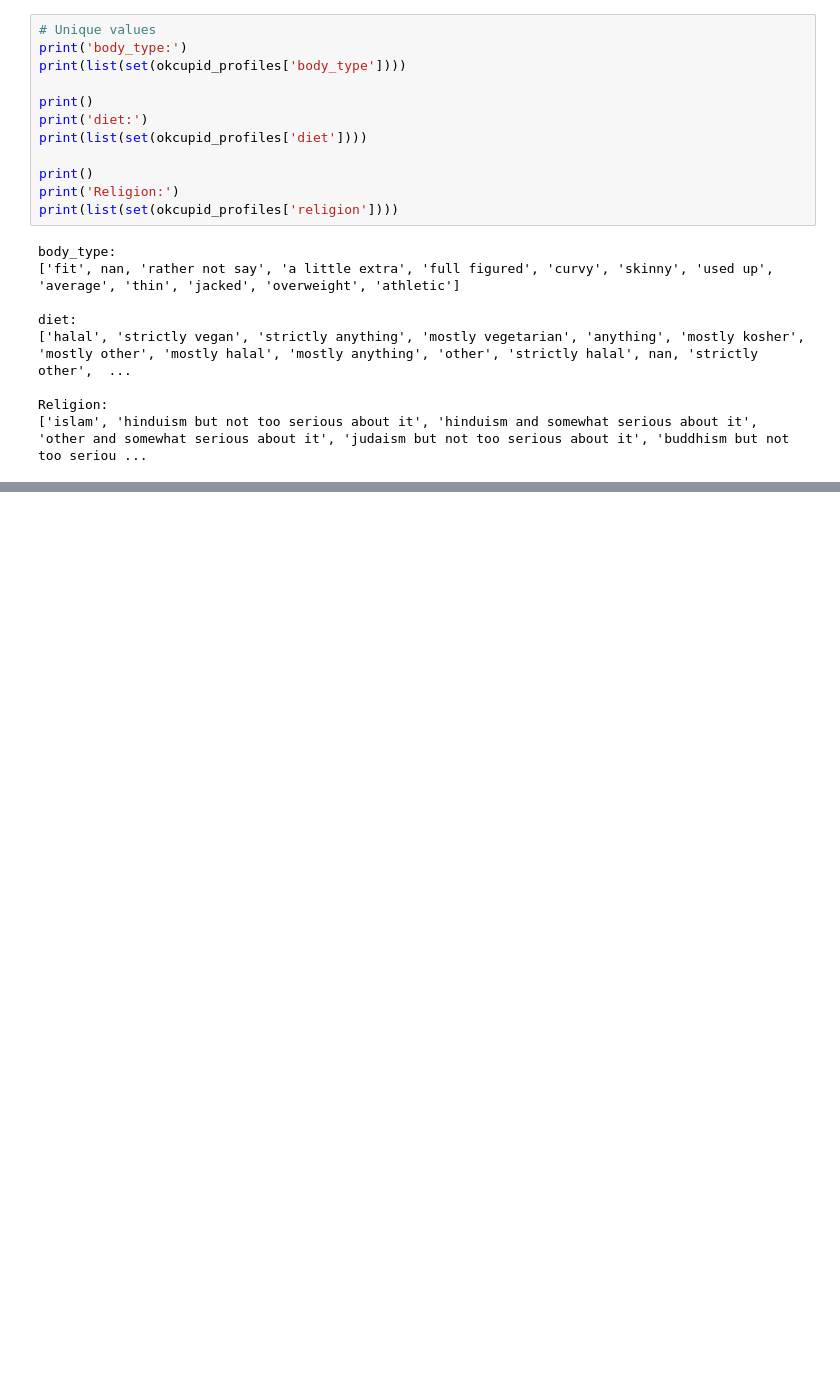
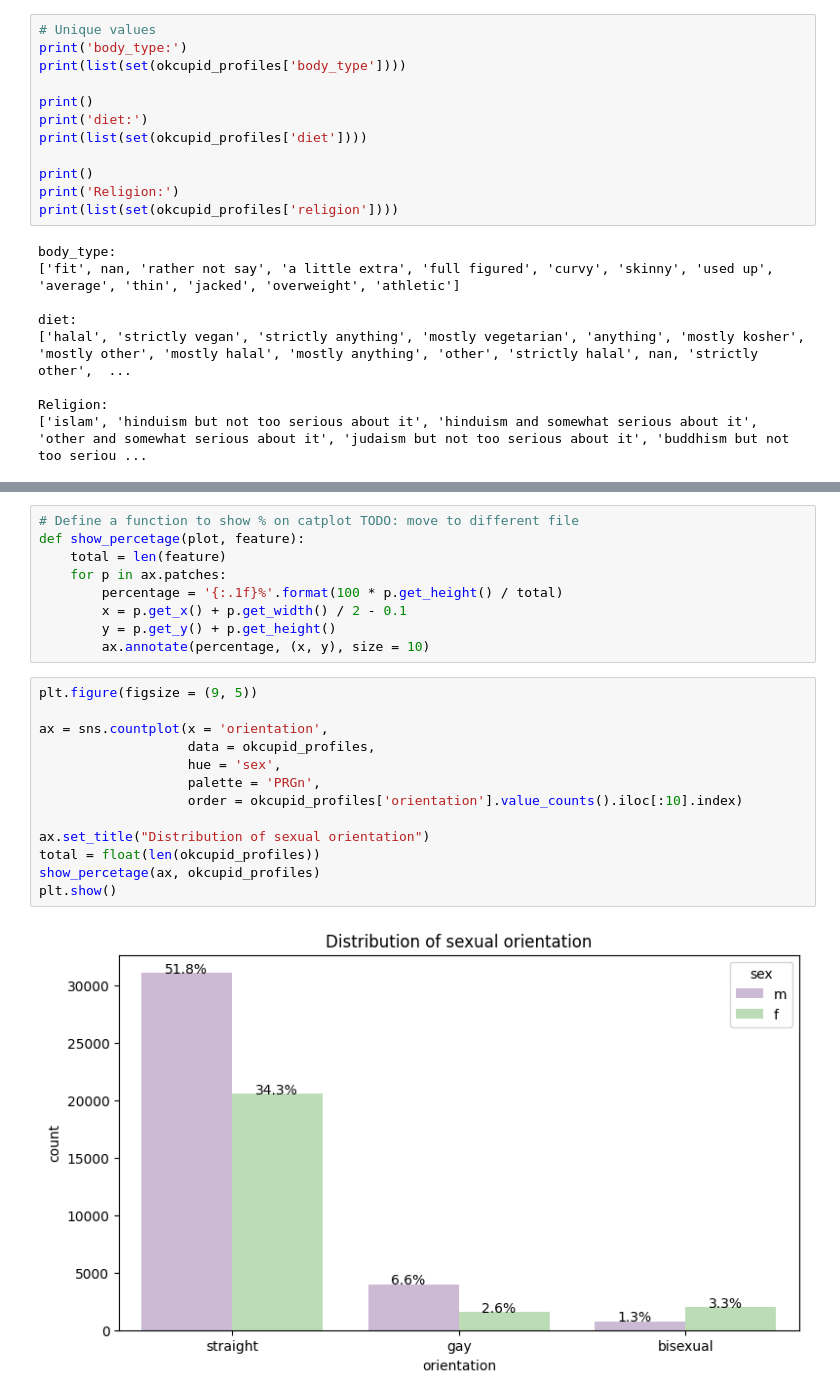
Before and after one commit to HR-Machine-Learning/HR_ML_Project1, a Jupyter notebook: src/01 Data analysis.ipynb, the cells around one changed output, grey strips where cells are left out. Cells and saved outputs as stored; diff of their text form; blank space fills up the shorter version.

```diff
--- a/src/01 Data analysis.ipynb
+++ b/src/01 Data analysis.ipynb
@@ -207,0 +162,24 @@ sns.histplot(dataframe_na, y = 'grouped_diet')
+# %%
+# Define a function to show % on catplot TODO: move to different file
+def show_percetage(plot, feature):
+    total = len(feature)
+    for p in ax.patches:
+        percentage = '{:.1f}%'.format(100 * p.get_height() / total)
+        x = p.get_x() + p.get_width() / 2 - 0.1
+        y = p.get_y() + p.get_height()
+        ax.annotate(percentage, (x, y), size = 10)
+# %%
+plt.figure(figsize = (9, 5))
+
+ax = sns.countplot(x = 'orientation',
+                   data = okcupid_profiles,
+                   hue = 'sex',
+                   palette = 'PRGn',
+                   order = okcupid_profiles['orientation'].value_counts().iloc[:10].index)
+
+ax.set_title("Distribution of sexual orientation")
+total = float(len(okcupid_profiles))
+show_percetage(ax, okcupid_profiles)
+plt.show()
+# %% [output]
+[figure, added]
```
Also changed, not shown: parts of 35 cells of this notebook, 1 other file.
